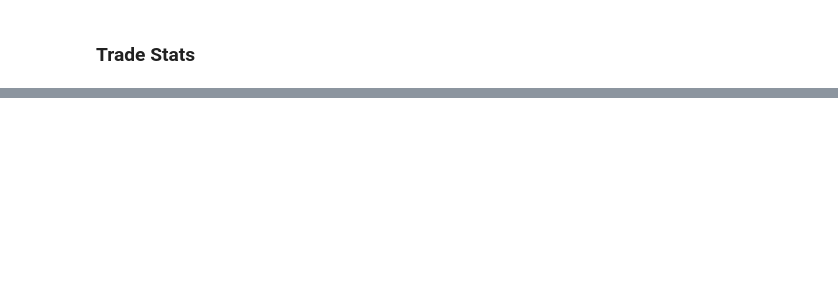
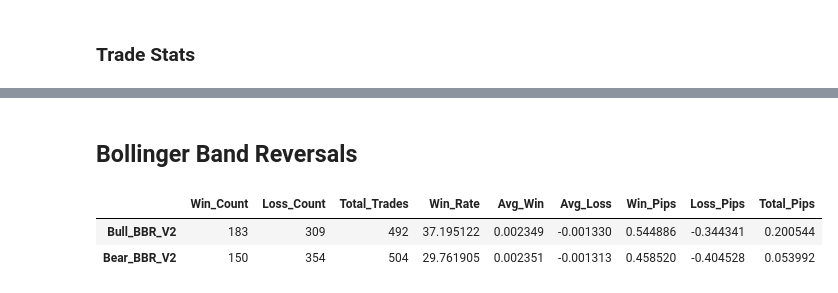
Before and after one commit to root-at-iyn/FXTradingResearch, a Jupyter notebook: research/bb_reversal_v1.ipynb, the cells around one changed output, grey strips where cells are left out. Drawn from its saved outputs; the diff is of its cells as text; code cells hidden in the pictures; blank space fills up the shorter version.

```diff
--- a/research/bb_reversal_v1.ipynb
+++ b/research/bb_reversal_v1.ipynb
@@ -116,12 +117,13 @@ def short_gains(
 # %%
-def long_gains(
+def range_long_gains(
         df: Series,
         high: Series,
         low: Series,
         close: Series,
         signal_name: str,
-        sl_pct_adr: int,
-        tp_pct_adr: int
+        sl_pct_range: int,
+        tp_pct_range: int,
+        range_type: str = "ADR"
         ):
     """Get the pip gain and apply to df"""
 
@@ -150,7 +152,7 @@ def long_gains(
         sl_ts = None # get timestamp when stopped out
 
         for i in range(len(sl_window)):
-            if sl_window.iloc[i] <= (df["Close"] - df["ADR"] * sl_pct_adr ):
+            if sl_window.iloc[i] <= (df["Close"] - df[range_type] * sl_pct_range ):
                 stop = True # trade hit stop loss
                 # get stop loss timestamp
                 sl_ts = sl_window.iloc[i:i+1].index[0]
@@ -164,14 +166,14 @@ def long_gains(
                 sl_ts = START+TD
 
         # Take profit price
-        tp = df["Close"] + (df["ADR"] * tp_pct_adr)
+        tp = df["Close"] + (df[range_type] * tp_pct_range)
 
         # trade window
         tp_window = high[START+TD:sl_ts+TD]
         trade_start = START+TD
         trade_end = sl_ts
         target_pips = tp - df["Close"]
-        sl_pips = (df["Close"] - df["ADR"] * sl_pct_adr) - df["Close"]
+        sl_pips = (df["Close"] - df[range_type] * sl_pct_range) - df["Close"]
         if tp_window.max() >= tp:
             win = 1
             gain = tp - df["Close"]
@@ -237,0 +412,43 @@ def trade_stats(df: DataFrame, signal_name: str):
+# %% [markdown]
+## Bollinger Band Reversals
+# %%
+pd.options.display.max_rows = 100
+data_end_date: str = "20250311"
+path: str = f"./price_data/FE_GBPUSD_15mins_1yr_End_{data_end_date}.csv"
+bull_bbr_df = get_fe_price_data(filename=path)
+bear_bbr_df = get_fe_price_data(filename=path)
+
+long_signal = "Bull_BBR_V2"
+short_signal = "Bear_BBR_V2"
+
+# long
+bull_bbr_df[gains_cols] = bull_bbr_df.apply(
+    range_long_gains,
+    axis=1,
+    args=[bull_bbr_df["High"],bull_bbr_df["Low"],bull_bbr_df["Close"],
+          long_signal, 1.5, 2.5],
+    result_type='expand',
+    range_type="ATR4"
+)
+# short
+bear_bbr_df[gains_cols] = bear_bbr_df.apply(
+    range_short_gains,
+    axis=1,
+    args=[bear_bbr_df["High"],bear_bbr_df["Low"],bear_bbr_df["Close"],
+          short_signal, 1.5, 2.5],
+    result_type='expand',
+    range_type="ATR4"
+)
+
+bull_bbr_gains_df = trade_stats(bull_bbr_df, long_signal)
+bear_bbr_gains_df = trade_stats(bear_bbr_df, short_signal)
+
+bbr_gains_df = pd.DataFrame(data=[bull_bbr_gains_df, bear_bbr_gains_df],
+             index=[long_signal,short_signal]
+             )
+
+bbr_gains_df
+# %% [output]
+|  | Win_Count | Loss_Count | Total_Trades | Win_Rate | Avg_Win | Avg_Loss | Win_Pips | Loss_Pips | Total_Pips |
+| Bull_BBR_V2 | 183 | 309 | 492 | 37.195122 | 0.002349 | -0.001330 | 0.544886 | -0.344341 | 0.200544 |
+| Bear_BBR_V2 | 150 | 354 | 504 | 29.761905 | 0.002351 | -0.001313 | 0.458520 | -0.404528 | 0.053992 |
```
Also changed, not shown: parts of 12 cells of this notebook, 5 other files.
